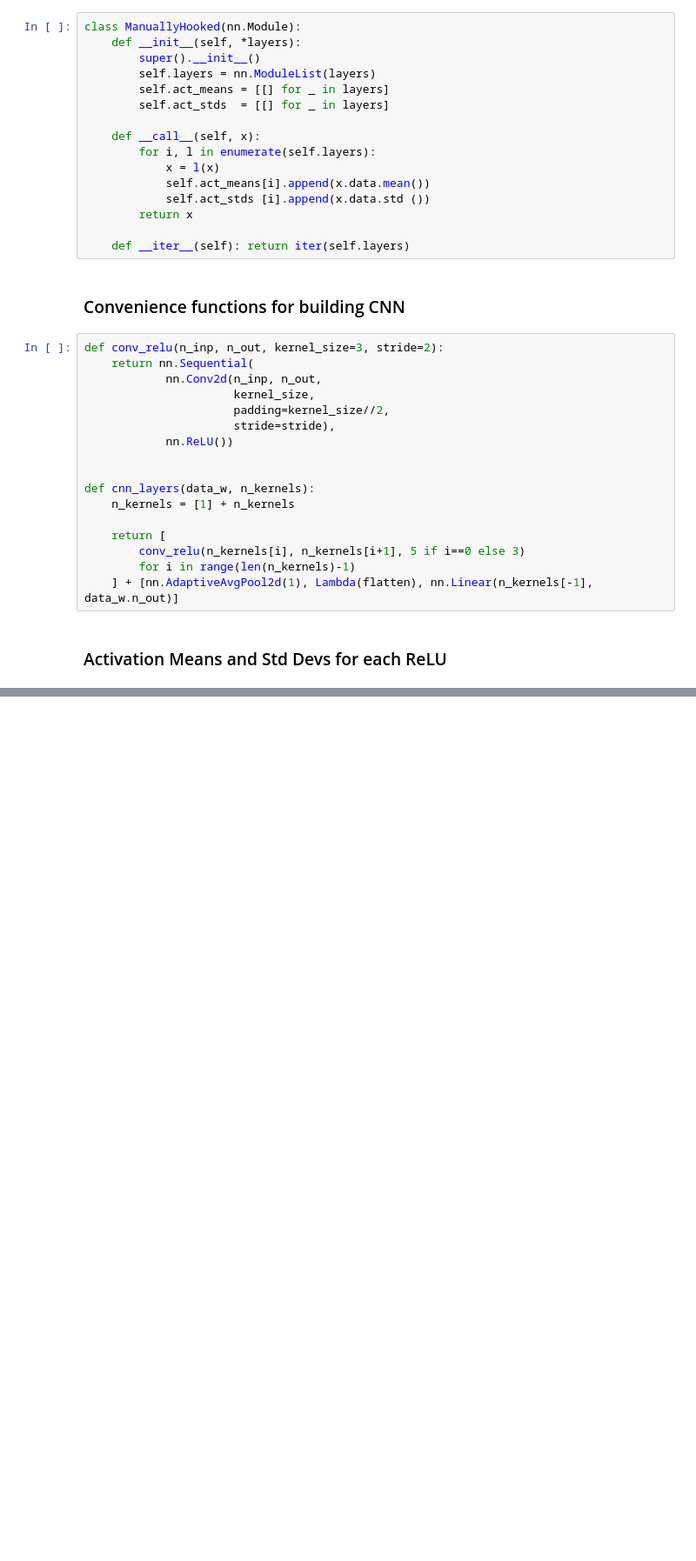
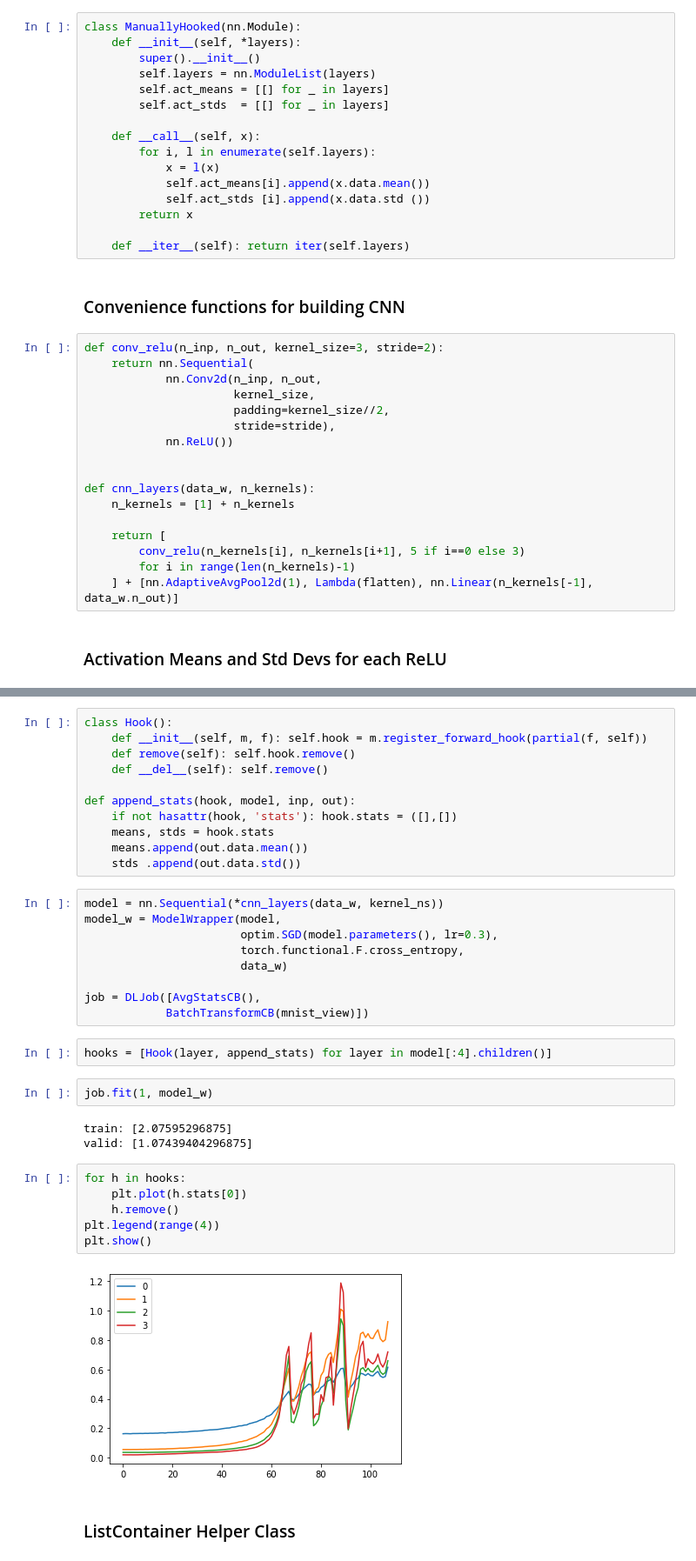
Before and after one commit to alex-koziell/AI-Abstraction, a Jupyter notebook: python/notebooks/09_Hooks.ipynb, the cells around one changed output, grey strips where cells are left out. Shown at 87% size. Saved outputs shown, nothing was run; the diff lists cells and outputs as text; blank space fills up the shorter version.

Commit message:
Started Hook class, ListContainer class.

```diff
--- a/python/notebooks/09_Hooks.ipynb
+++ b/python/notebooks/09_Hooks.ipynb
@@ -75,0 +81,37 @@ plt.show()
+# %%
+class Hook():
+    def __init__(self, m, f): self.hook = m.register_forward_hook(partial(f, self))
+    def remove(self): self.hook.remove()
+    def __del__(self): self.remove()
+
+def append_stats(hook, model, inp, out):
+    if not hasattr(hook, 'stats'): hook.stats = ([],[])
+    means, stds = hook.stats
+    means.append(out.data.mean())
+    stds .append(out.data.std())
+# %%
+model = nn.Sequential(*cnn_layers(data_w, kernel_ns))
+model_w = ModelWrapper(model,
+                       optim.SGD(model.parameters(), lr=0.3),
+                       torch.functional.F.cross_entropy,
+                       data_w)
+
+job = DLJob([AvgStatsCB(),
+            BatchTransformCB(mnist_view)])
+# %%
+hooks = [Hook(layer, append_stats) for layer in model[:4].children()]
+# %%
+job.fit(1, model_w)
+# %% [output]
+train: [2.07595296875]
+valid: [1.07439404296875]
+# %%
+for h in hooks:
+    plt.plot(h.stats[0])
+    h.remove()
+plt.legend(range(4))
+plt.show()
+# %% [output]
+[figure, added]
+# %% [markdown]
+### ListContainer Helper Class
```
Also changed, not shown: parts of 7 cells of this notebook.
